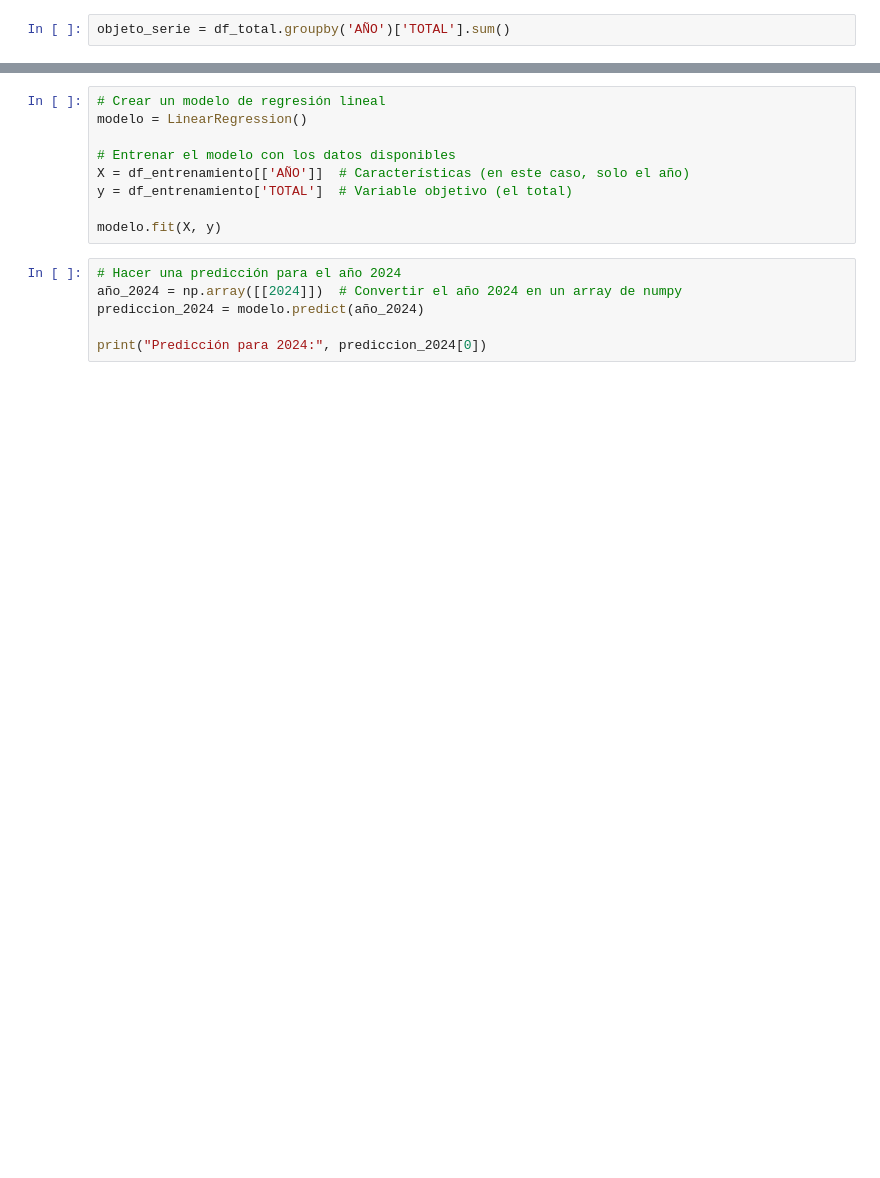
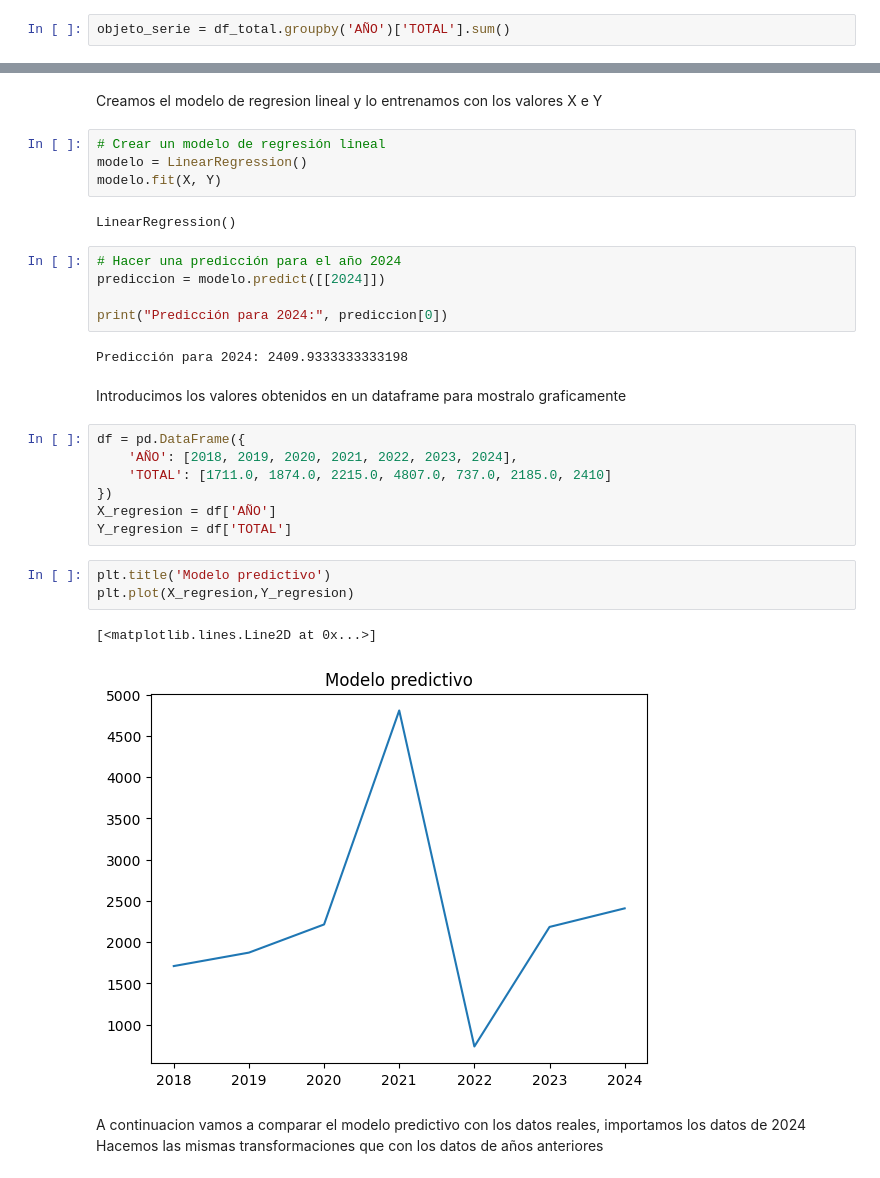
Before and after one commit to migtortel/Curso-Big-Data, a Jupyter notebook: Jupyter Notebook/prediccion_bomberos.ipynb, the cells around one changed output, grey strips where cells are left out. Drawn from its saved outputs; the diff is of its cells as text; blank space fills up the shorter version.

Commit message:
terminado, comparativa entre prediccion y datos reales

```diff
--- a/Jupyter Notebook/prediccion_bomberos.ipynb
+++ b/Jupyter Notebook/prediccion_bomberos.ipynb
@@ -117,15 +52,33 @@ print(df_entrenamiento)
+# %% [markdown]
+Creamos el modelo de regresion lineal y lo entrenamos con los valores X e Y
 # %%
 # Crear un modelo de regresión lineal
 modelo = LinearRegression()
-
-# Entrenar el modelo con los datos disponibles
-X = df_entrenamiento[['AÑO']]  # Características (en este caso, solo el año)
-y = df_entrenamiento['TOTAL']  # Variable objetivo (el total)
-
-modelo.fit(X, y)
+modelo.fit(X, Y)
+# %% [output]
+LinearRegression()
 # %%
 # Hacer una predicción para el año 2024
-año_2024 = np.array([[2024]])  # Convertir el año 2024 en un array de numpy
-prediccion_2024 = modelo.predict(año_2024)
+prediccion = modelo.predict([[2024]])
 
-print("Predicción para 2024:", prediccion_2024[0])
+print("Predicción para 2024:", prediccion[0])
+# %% [output]
+Predicción para 2024: 2409.9333333333198
+# %% [markdown]
+Introducimos los valores obtenidos en un dataframe para mostralo graficamente
+# %%
+df = pd.DataFrame({
+    'AÑO': [2018, 2019, 2020, 2021, 2022, 2023, 2024],
+    'TOTAL': [1711.0, 1874.0, 2215.0, 4807.0, 737.0, 2185.0, 2410]
+})
+X_regresion = df['AÑO']
+Y_regresion = df['TOTAL']
+# %%
+plt.title('Modelo predictivo')
+plt.plot(X_regresion,Y_regresion)
+# %% [output]
+[<matplotlib.lines.Line2D at 0x...>]
+[figure, added]
+# %% [markdown]
+A continuacion vamos a comparar el modelo predictivo con los datos reales, importamos los datos de 2024
+Hacemos las mismas transformaciones que con los datos de años anteriores
```
Also changed, not shown: parts of 25 cells of this notebook.
